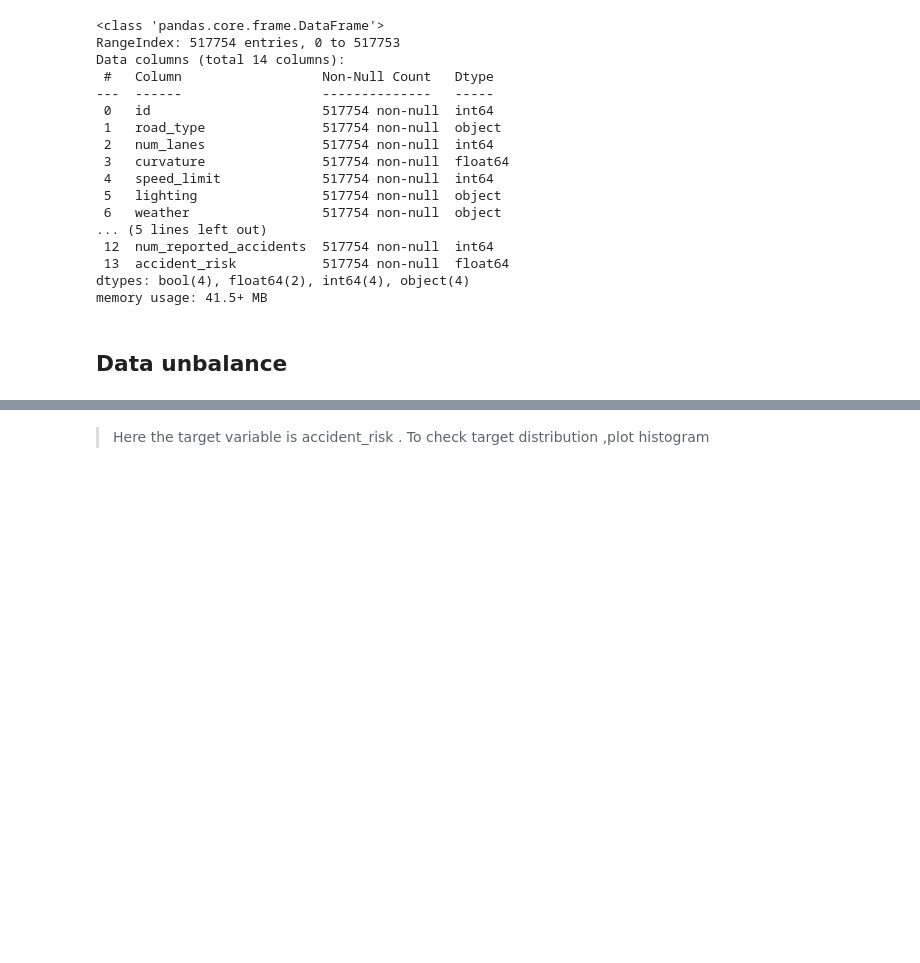
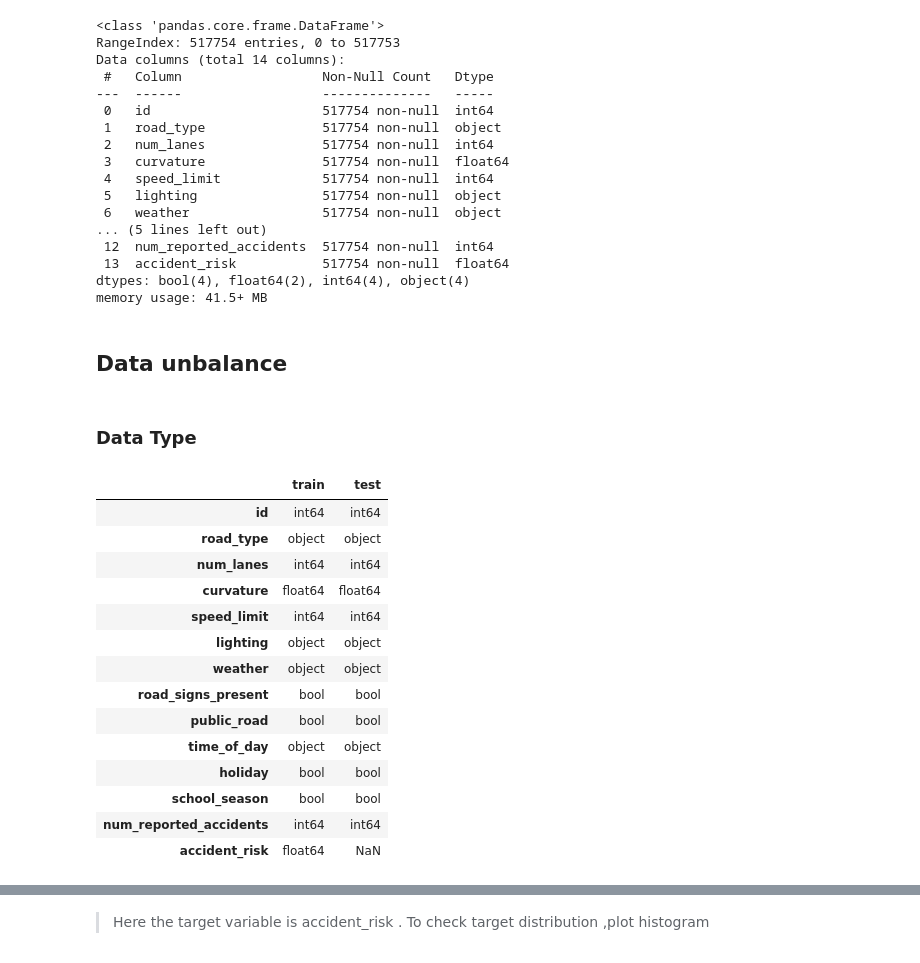
Before and after one commit to aneevinay/Road-accident-risk-prediction, a Jupyter notebook: Road Accident Prediction.ipynb, the cells around one changed output, grey strips where cells are left out. Saved outputs shown, nothing was run; the diff lists cells and outputs as text; code cells hidden in the pictures; blank space fills up the shorter version.

```diff
--- a/Road Accident Prediction.ipynb
+++ b/Road Accident Prediction.ipynb
@@ -116,3 +136,24 @@ dtypes: bool(4), float64(2), int64(4), object(4)
 memory usage: 41.5+ MB
 # %% [markdown]
 ## Data unbalance
+# %% [markdown]
+### Data Type
+# %%
+pd.concat([train.drop('target', axis=1, errors='ignore').dtypes,
+           test.dtypes], axis=1, keys=['train', 'test'])
+# %% [output]
+|  | train | test |
+| id | int64 | int64 |
+| road_type | object | object |
+| num_lanes | int64 | int64 |
+| curvature | float64 | float64 |
+| speed_limit | int64 | int64 |
+| lighting | object | object |
+| weather | object | object |
+| road_signs_present | bool | bool |
+| public_road | bool | bool |
+| time_of_day | object | object |
+| holiday | bool | bool |
+| school_season | bool | bool |
+| num_reported_accidents | int64 | int64 |
+| accident_risk | float64 | NaN |
```
Also changed, not shown: parts of 51 cells of this notebook.
